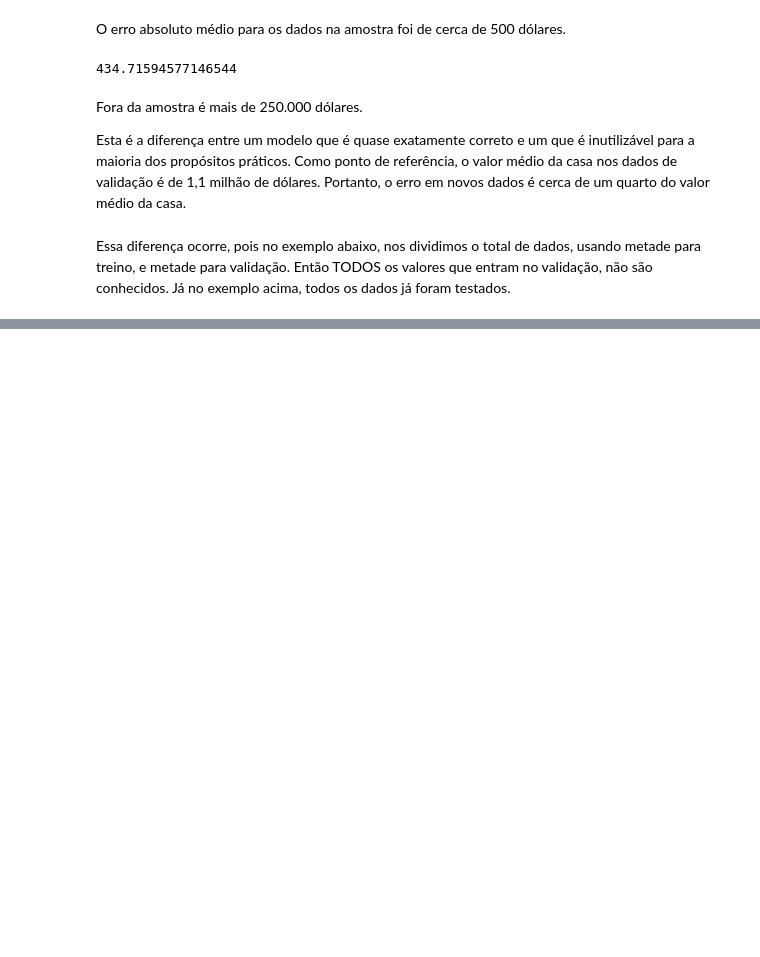
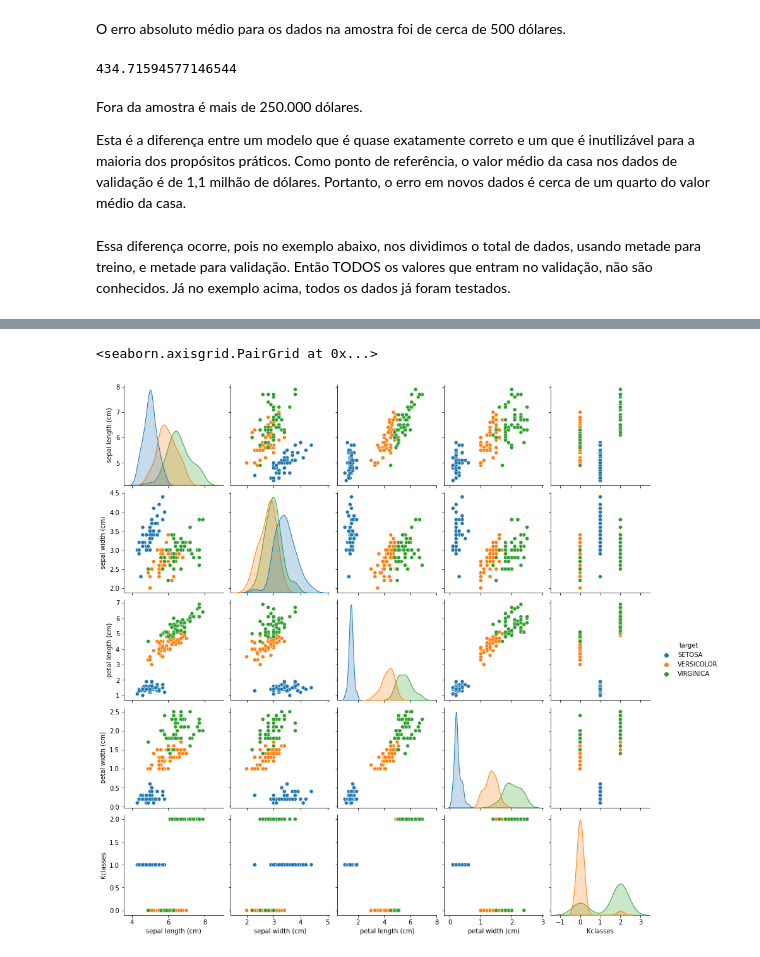
Before and after one commit to LuigiFerrari14/Curso-em-Video-Python---Guanabar-, a Jupyter notebook: Machine_Learning.ipynb, the cells around one changed output, grey strips where cells are left out. Drawn from its saved outputs; the diff is of its cells as text; code cells hidden in the pictures; blank space fills up the shorter version.

```diff
--- a/Machine_Learning.ipynb
+++ b/Machine_Learning.ipynb
@@ -167,0 +306,6 @@ print(mean_absolute_error(val_y, val_predictions))
+# %%
+#tirar o target e passar o resto como caracteristicas para o sistema me dizer onde cada uma pertence.
+import numpy as np
+#X = np.array(df.drop('target', axis=1))
+X = df[['sepal length (cm)',	'sepal width (cm)',	'petal length (cm)',	'petal width (cm)']]
+X
@@ -167,0 +326,6 @@ print(mean_absolute_error(val_y, val_predictions))
+# %%
+from sklearn.cluster import KMeans
+#             total de clusters
+kmeans = KMeans(n_clusters=3, random_state=0)
+# %%
+kmeans.fit(X)
@@ -167,0 +344,4 @@ print(mean_absolute_error(val_y, val_predictions))
+# %%
+#Criar um coluna de dados ao lada da target
+df['Kclasses'] = kmeans.labels_
+df
@@ -167,0 +362,6 @@ print(mean_absolute_error(val_y, val_predictions))
+# %%
+#original
+sb.pairplot(df,hue='target')
+# %% [output]
+<seaborn.axisgrid.PairGrid at 0x...>
+[figure, added]
```
Also changed, not shown: parts of 45 cells of this notebook.
